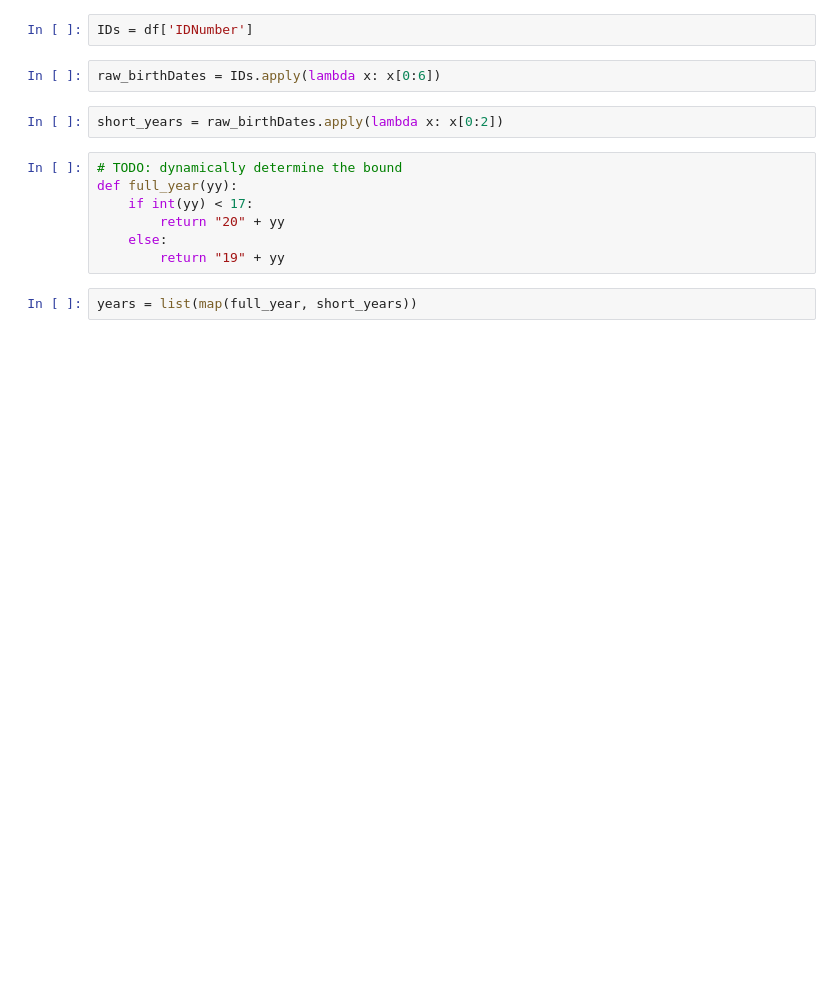
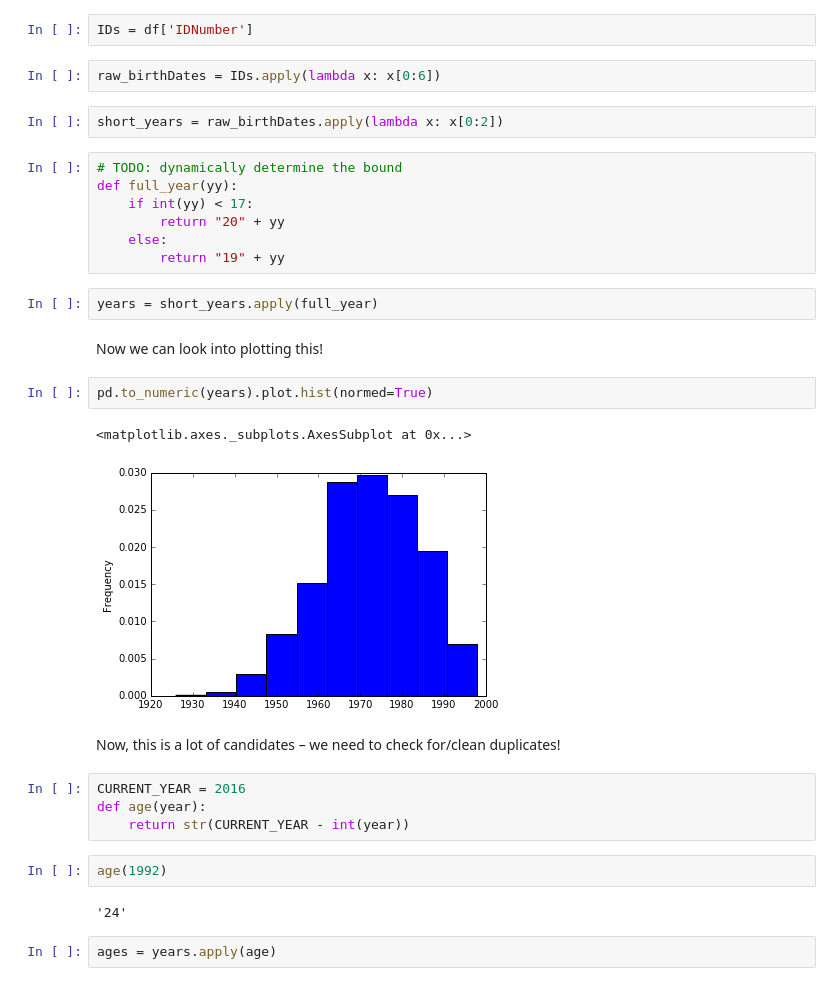
Before and after one commit to achesnais/2016-SA-election-candidates, a Jupyter notebook: Election candidates.ipynb, the cells around one changed output. Cells and saved outputs as stored; diff of their text form; blank space fills up the shorter version.

```diff
--- a/Election candidates.ipynb
+++ b/Election candidates.ipynb
@@ -50,5 +53,24 @@ def full_year(yy):
         return "20" + yy
     else:
         return "19" + yy
-# %%
-years = list(map(full_year, short_years))
+# %%
+years = short_years.apply(full_year)
+# %% [markdown]
+Now we can look into plotting this!
+# %%
+pd.to_numeric(years).plot.hist(normed=True)
+# %% [output]
+<matplotlib.axes._subplots.AxesSubplot at 0x...>
+[figure, added]
+# %% [markdown]
+Now, this is a lot of candidates – we need to check for/clean duplicates!
+# %%
+CURRENT_YEAR = 2016
+def age(year):
+    return str(CURRENT_YEAR - int(year))
+# %%
+age(1992)
+# %% [output]
+'24'
+# %%
+ages = years.apply(age)
```
Also changed, not shown: parts of 6 cells of this notebook.
